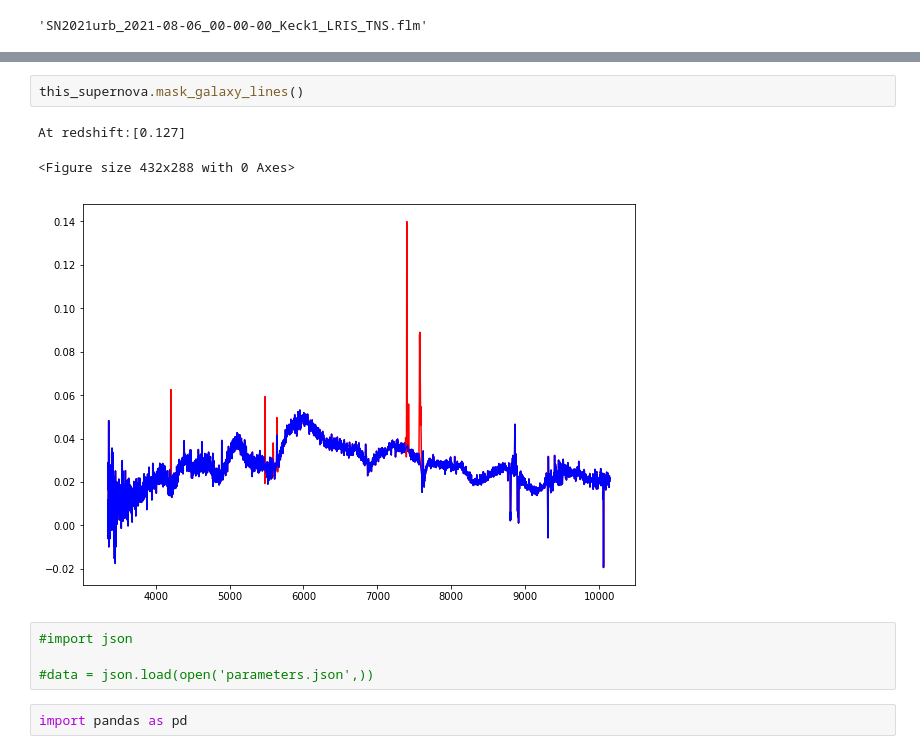
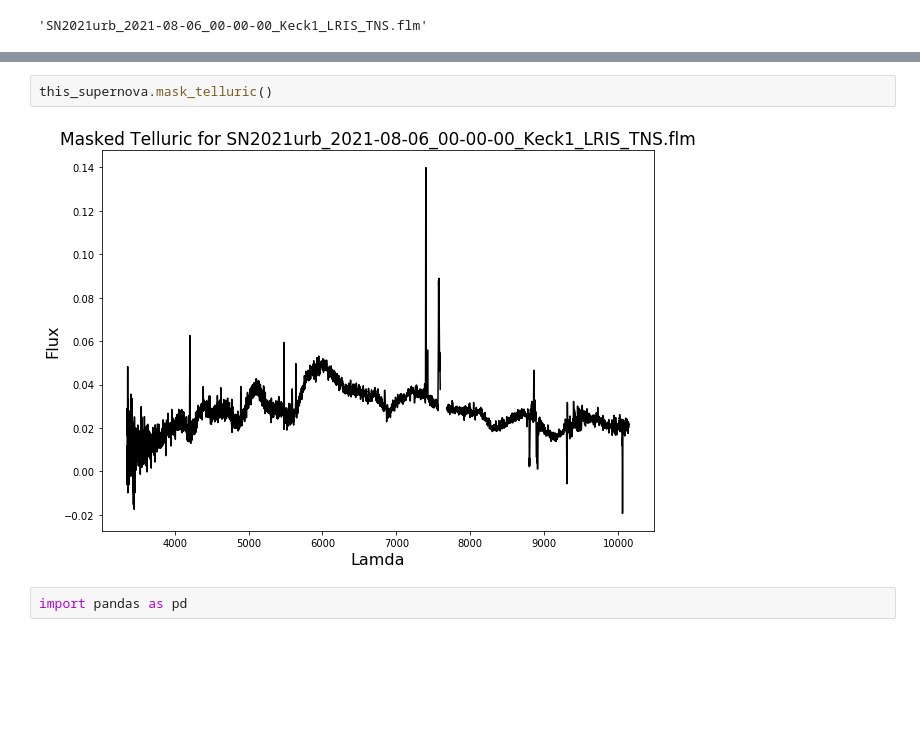
Before and after one commit to oyaron/NGSF, a Jupyter notebook: SF_class.ipynb, the cells around one changed output, grey strips where cells are left out. Saved outputs shown, nothing was run; the diff lists cells and outputs as text; blank space fills up the shorter version.

```diff
--- a/SF_class.ipynb
+++ b/SF_class.ipynb
@@ -27,14 +34,8 @@ Runtime:  38.30s
 [figure]
 # %%
-this_supernova.mask_galaxy_lines()
+this_supernova.mask_telluric()
 # %% [output]
-At redshift:[0.127]
-<Figure size 432x288 with 0 Axes>
-[figure, old version]
+[figure, new version]
-# %%
-#import json
-
-#data = json.load(open('parameters.json',))
 # %%
 import pandas as pd
 # %%
```
Also changed, not shown: parts of 8 cells of this notebook, 6 other files.
